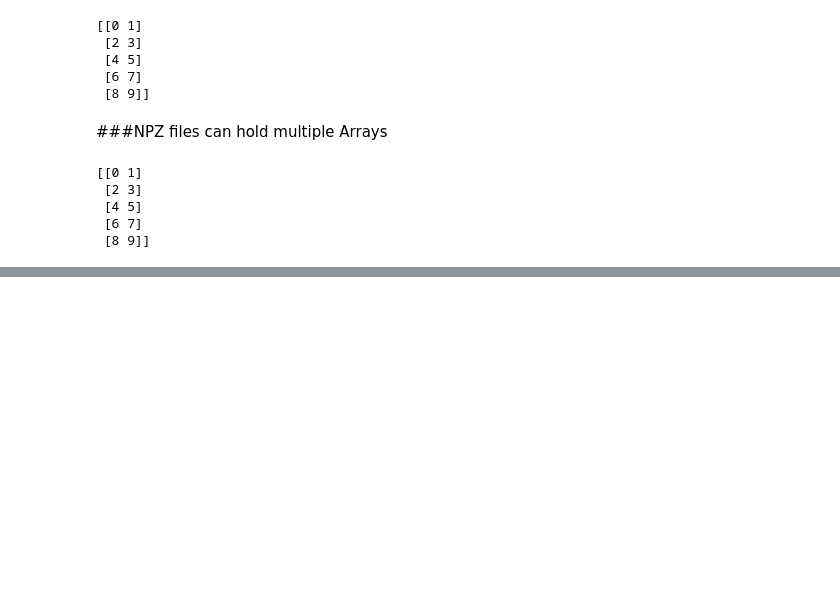
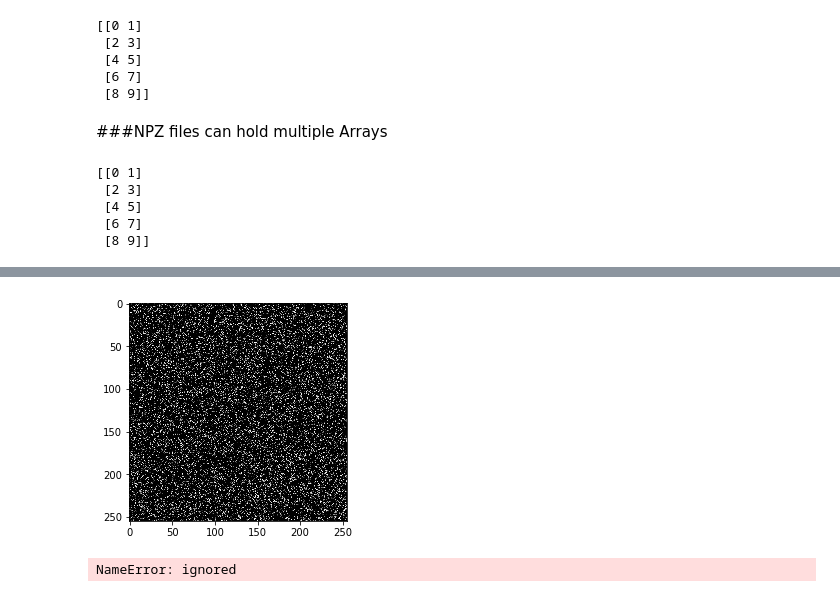
Before and after one commit to smartysam9821/DS, a Jupyter notebook: Program_Flow_In_Python.ipynb, the cells around one changed output, grey strips where cells are left out. Drawn from its saved outputs; the diff is of its cells as text; code cells hidden in the pictures; blank space fills up the shorter version.

```diff
--- a/Program_Flow_In_Python.ipynb
+++ b/Program_Flow_In_Python.ipynb
@@ -456,0 +545,18 @@ print(a)
+# %%
+import pylab as plt
+z = np.random.randint(255, size=(255,255))
+y = np.mean(z)
+z[z>(y/2)]=0
+plt.imshow(z, cmap='gray', interpolation='nearest')
+plt.show()
+# %% [output]
+[figure, added]
+# %%
+import matplotlib.pyplot as plt
+z = np.random.randint(255, size=(255,255))
+y = np.mean(z)
+z[z>(y/2)]=0
+histogram(z)
+plt.show()
+# %% [output]
+NameError: ignored
```
Also changed, not shown: parts of 11 cells of this notebook.
